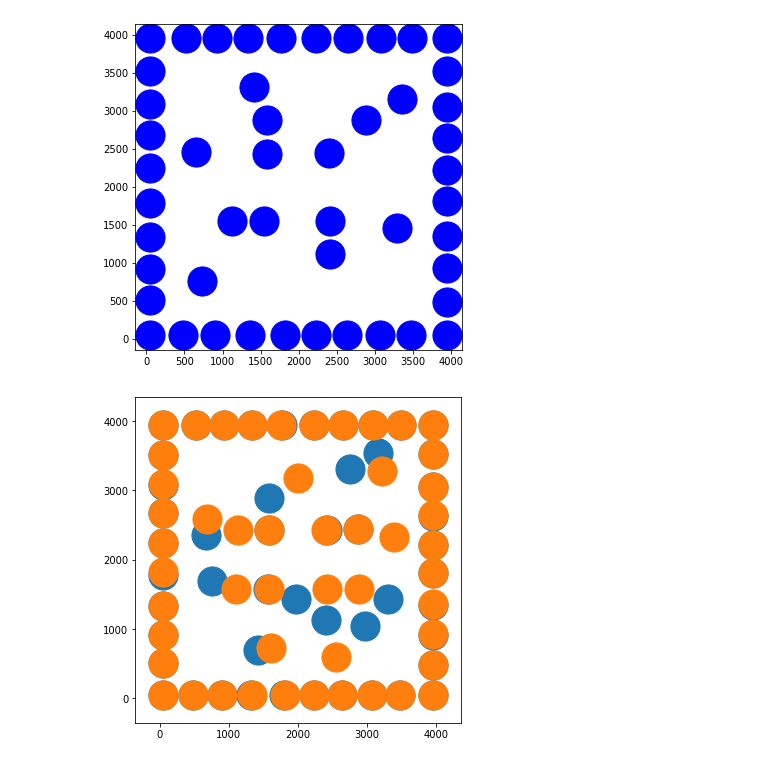
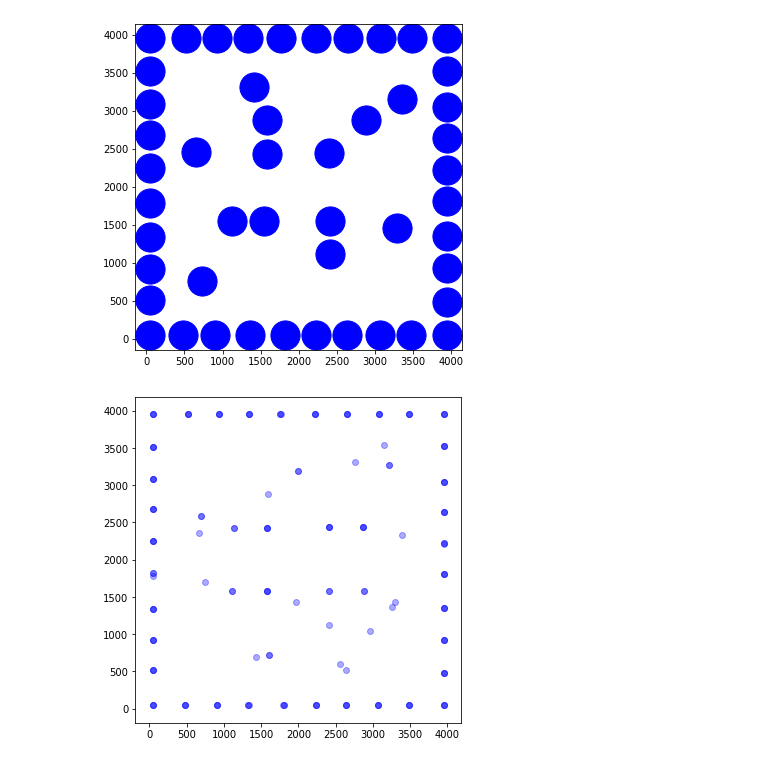
Before and after one commit to amw-18/Shell-AI-Hackathon, a Jupyter notebook: PSO/pso_swarm_visualization.ipynb, the cells around one changed output. Saved outputs shown, nothing was run; the diff lists cells and outputs as text; code cells hidden in the pictures.

```diff
--- a/PSO/pso_swarm_visualization.ipynb
+++ b/PSO/pso_swarm_visualization.ipynb
@@ -75,13 +75,13 @@ plt.show()
 # %%
 first = pd.read_csv(f"C:/Users/awals/Downloads/Shell AI Hackathon/PSO/FINAL_BRUTE.csv")
 second = pd.read_csv(f"C:/Users/awals/Downloads/Shell AI Hackathon/PSO/brute6/50_1.csv")
 third = pd.read_csv(f"C:/Users/awals/Downloads/Shell AI Hackathon/PSO/brute6/50.csv")
 fig = plt.figure(figsize=(6, 6))
 ax = plt.gca()
 ax.set_aspect(1)
-for part in [first, second]:#, third]:
-    ax.scatter(part.x, part.y, s=850, alpha=1)
+for part in [first, second, third]:
+    ax.scatter(part.x, part.y, c='blue', alpha=0.33)
 
 plt.show()
 # %% [output]
-[figure, old version]
+[figure, new version]
```
Also changed, not shown: 24 other files.
